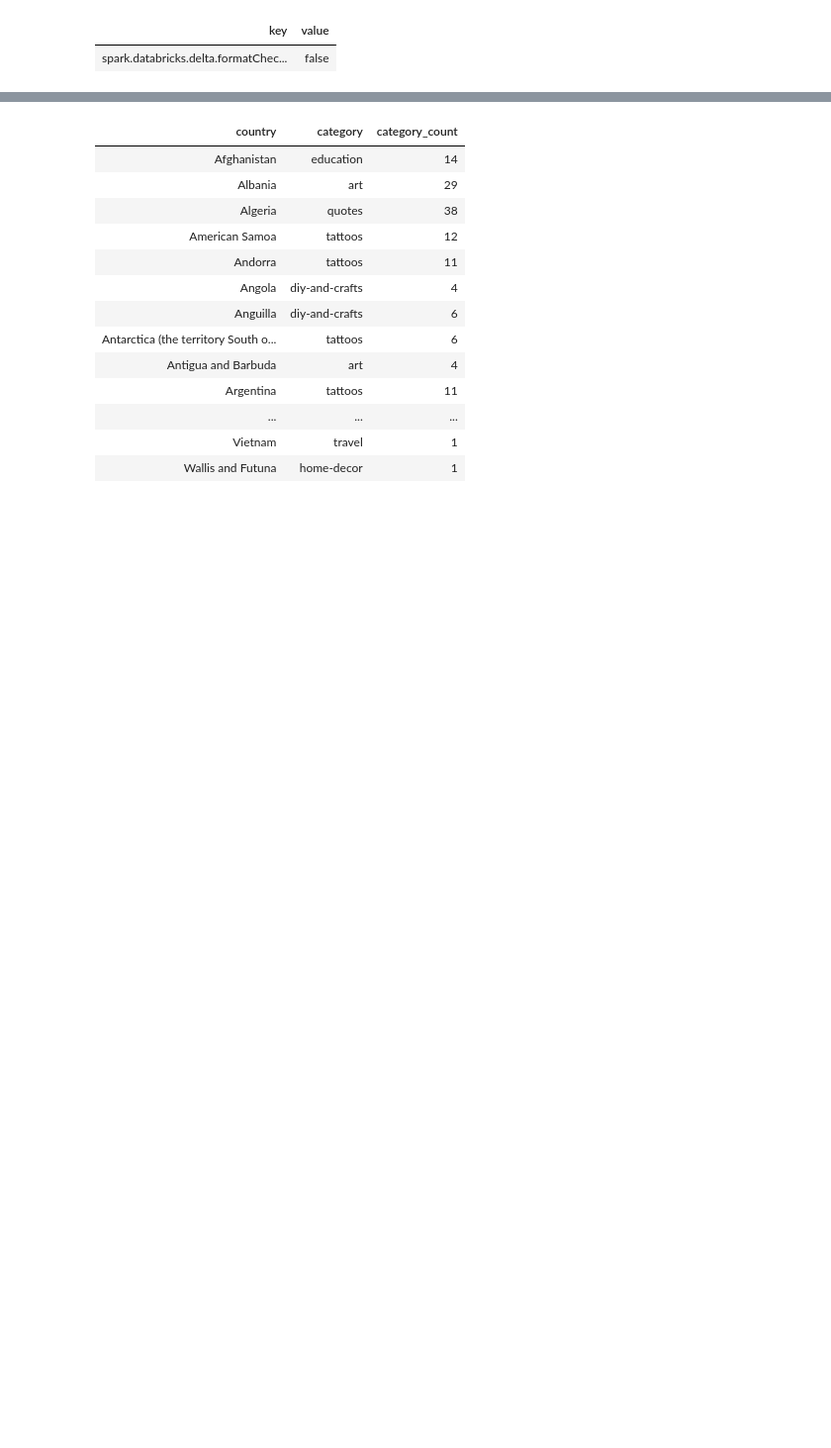
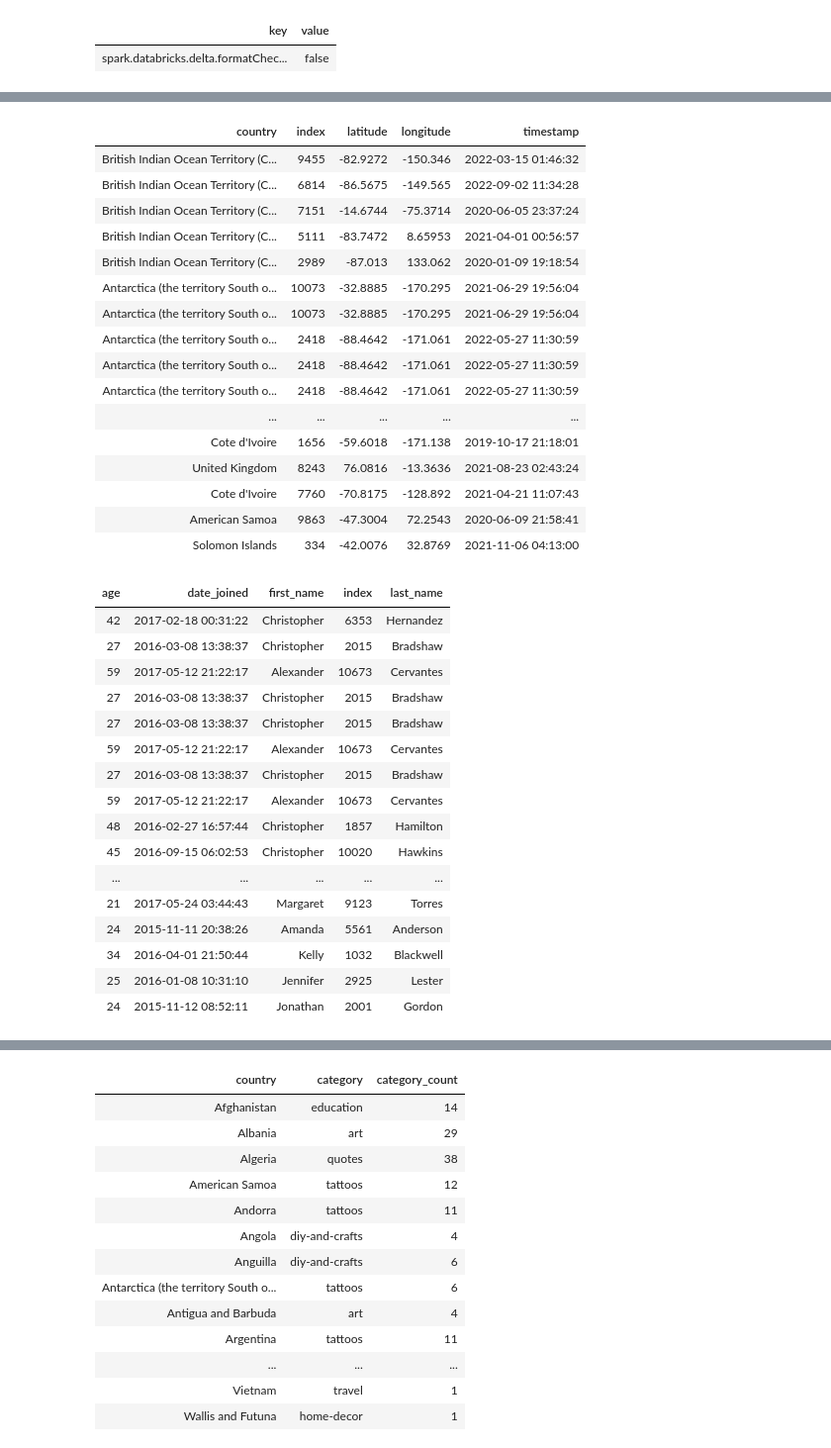
Before and after one commit to Egle-007/pinterest-data-pipeline273, a Jupyter notebook: Mount-S3-to-Databricks.ipynb, the cells around one changed output, grey strips where cells are left out. Shown at 99% size. Saved outputs shown, nothing was run; the diff lists cells and outputs as text; code cells hidden in the pictures; blank space fills up the shorter version.

```diff
--- a/Mount-S3-to-Databricks.ipynb
+++ b/Mount-S3-to-Databricks.ipynb
@@ -51,26 +52,65 @@ SET spark.databricks.delta.formatCheck.enabled=false
 | key | value |
 | spark.databricks.delta.formatChec... | false |
 # %%
-# Define a function to read in JSONs from mounted S3 bucket topic 0e172e8c4bc3.<your-topic-ending>. Replace the topic ending with 'pin', 'geo' or 'user' when calling this function. Function returns a DataFrame.
+# Define a function that reads in JSONs from mounted S3 bucket topic 0e172e8c4bc3.<your-topic-ending>. Replace the topic ending with 'pin', 'geo' or 'user' when calling this function. Function returns a DataFrame.
 
 def spark_read_from_s3(topic_ending):
     # Asterisk(*) indicates reading all the content of the specified file that have .json extension
     file_location = f"/mnt/mount_S3_PDP_mile6/topics/0e172e8c4bc3.{topic_ending}/partition=0/*.json"
     file_type = "json"
     # Ask Spark to infer the schema
     infer_schema = "true"
     # Read in JSONs from mounted S3 bucket chosen topic
     df = spark.read.format(file_type) \
     .option("inferSchema", infer_schema) \
     .load(file_location)
     return df
 
 # Calling function to extract all three df's.
 df_pin = spark_read_from_s3('pin')
 df_geo = spark_read_from_s3('geo')
 df_user = spark_read_from_s3('user')
+
+# Check the data using display(), however it is here "hashed out" to not overload the notebook for the reader.
+display(df_pin)
+display(df_geo)
+display(df_user)
 # %% [output]
 [interactive output not drawn]
+| country | index | latitude | longitude | timestamp |
+| British Indian Ocean Territory (C... | 9455 | -82.9272 | -150.346 | 2022-03-15 01:46:32 |
+| British Indian Ocean Territory (C... | 6814 | -86.5675 | -149.565 | 2022-09-02 11:34:28 |
+| British Indian Ocean Territory (C... | 7151 | -14.6744 | -75.3714 | 2020-06-05 23:37:24 |
+| British Indian Ocean Territory (C... | 5111 | -83.7472 | 8.65953 | 2021-04-01 00:56:57 |
+| British Indian Ocean Territory (C... | 2989 | -87.013 | 133.062 | 2020-01-09 19:18:54 |
+| Antarctica (the territory South o... | 10073 | -32.8885 | -170.295 | 2021-06-29 19:56:04 |
+| Antarctica (the territory South o... | 10073 | -32.8885 | -170.295 | 2021-06-29 19:56:04 |
+| Antarctica (the territory South o... | 2418 | -88.4642 | -171.061 | 2022-05-27 11:30:59 |
+| Antarctica (the territory South o... | 2418 | -88.4642 | -171.061 | 2022-05-27 11:30:59 |
+| Antarctica (the territory South o... | 2418 | -88.4642 | -171.061 | 2022-05-27 11:30:59 |
+| ... | ... | ... | ... | ... |
+| Cote d'Ivoire | 1656 | -59.6018 | -171.138 | 2019-10-17 21:18:01 |
+| United Kingdom | 8243 | 76.0816 | -13.3636 | 2021-08-23 02:43:24 |
+| Cote d'Ivoire | 7760 | -70.8175 | -128.892 | 2021-04-21 11:07:43 |
+| American Samoa | 9863 | -47.3004 | 72.2543 | 2020-06-09 21:58:41 |
+| Solomon Islands | 334 | -42.0076 | 32.8769 | 2021-11-06 04:13:00 |
+| age | date_joined | first_name | index | last_name |
+| 42 | 2017-02-18 00:31:22 | Christopher | 6353 | Hernandez |
+| 27 | 2016-03-08 13:38:37 | Christopher | 2015 | Bradshaw |
+| 59 | 2017-05-12 21:22:17 | Alexander | 10673 | Cervantes |
+| 27 | 2016-03-08 13:38:37 | Christopher | 2015 | Bradshaw |
+| 27 | 2016-03-08 13:38:37 | Christopher | 2015 | Bradshaw |
+| 59 | 2017-05-12 21:22:17 | Alexander | 10673 | Cervantes |
+| 27 | 2016-03-08 13:38:37 | Christopher | 2015 | Bradshaw |
+| 59 | 2017-05-12 21:22:17 | Alexander | 10673 | Cervantes |
+| 48 | 2016-02-27 16:57:44 | Christopher | 1857 | Hamilton |
+| 45 | 2016-09-15 06:02:53 | Christopher | 10020 | Hawkins |
+| ... | ... | ... | ... | ... |
+| 21 | 2017-05-24 03:44:43 | Margaret | 9123 | Torres |
+| 24 | 2015-11-11 20:38:26 | Amanda | 5561 | Anderson |
+| 34 | 2016-04-01 21:50:44 | Kelly | 1032 | Blackwell |
+| 25 | 2016-01-08 10:31:10 | Jennifer | 2925 | Lester |
+| 24 | 2015-11-12 08:52:11 | Jonathan | 2001 | Gordon |
 # %%
 # Drop the duplicates
 df_pin = df_pin.dropDuplicates()
```
Also changed, not shown: parts of 9 cells of this notebook.
